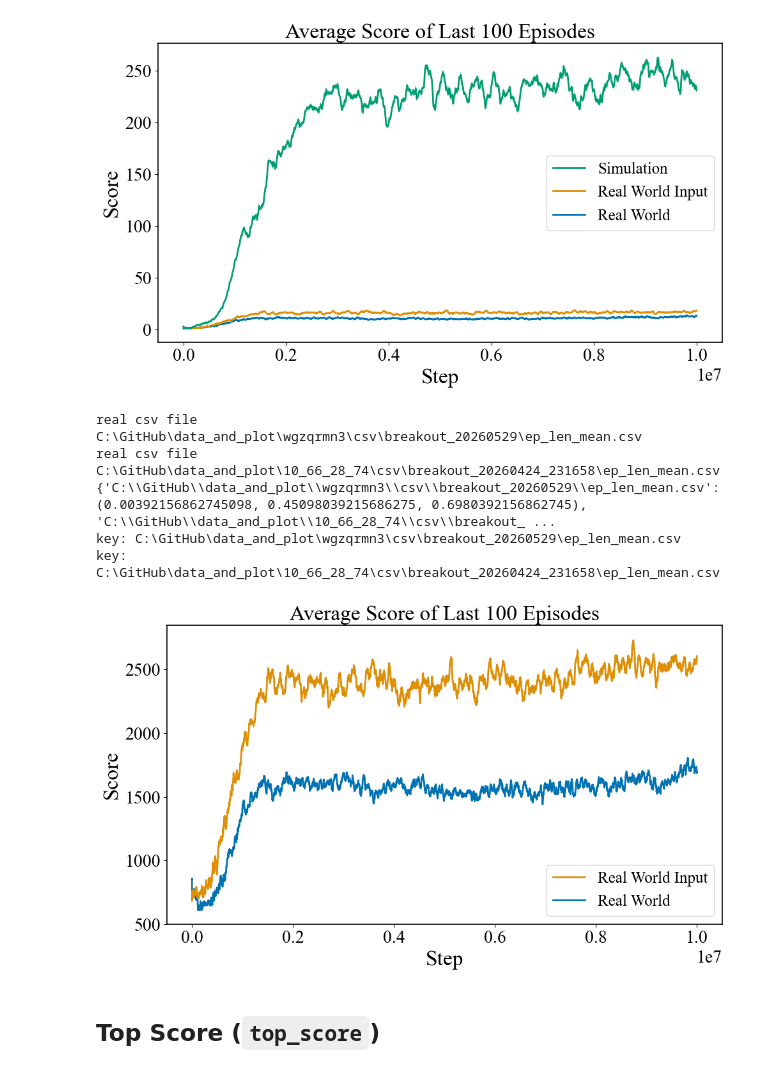
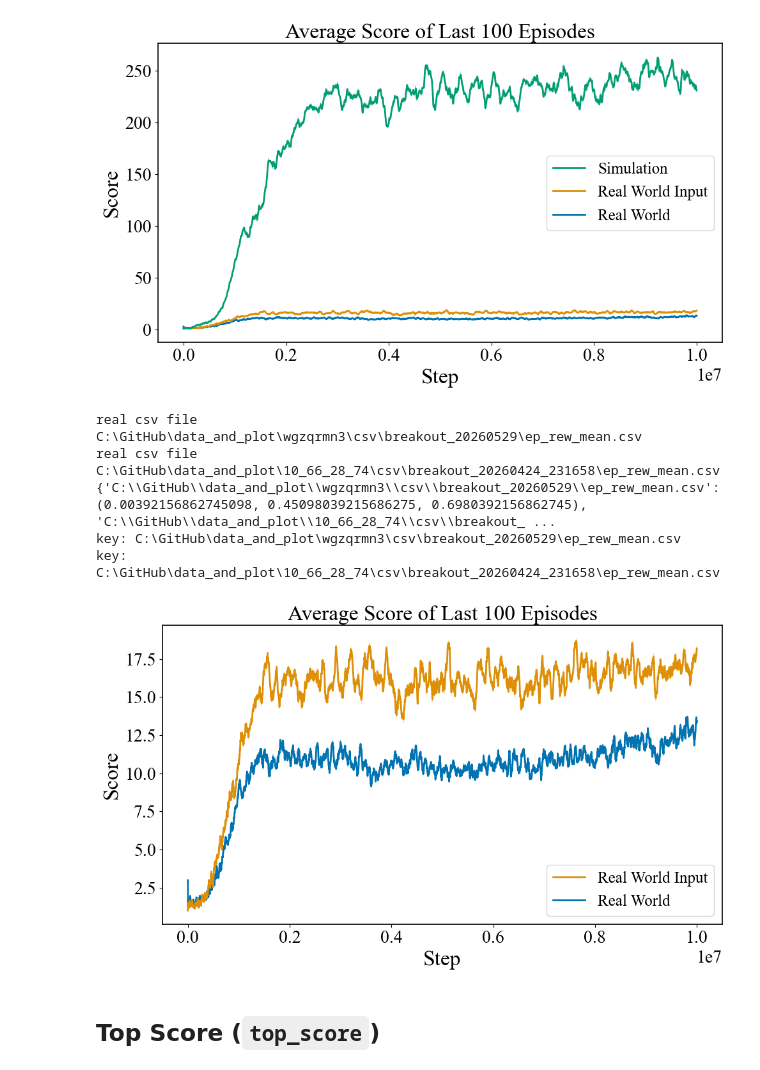
Before and after one commit to RongpingZhou/data_and_plot, a Jupyter notebook: plot.ipynb, the cells around one changed output. Cells and saved outputs as stored; diff of their text form; code cells hidden in the pictures.

Commit message:
more data and plots

```diff
--- a/plot.ipynb
+++ b/plot.ipynb
@@ -431,40 +431,40 @@ key: C:\GitHub\data_and_plot\simulation_best_model\csv\20260610\ep_rew_mean.csv
 # %%
 # keys = ["real_world", "simulation_with_real_world_input", "simulation"]
 # legend_map = {
 #     "real_world": "Real World",
 #     "simulation_with_real_world_input": "Real World Input",
 #     "simulation": "Simulation",
 # }
 
-keys = [real_world_ep_len_mean, real_world_input_ep_len_mean]
+keys = [real_world_ep_rew_mean, real_world_input_ep_rew_mean]
 
 legend_map = {
-    real_world_ep_len_mean: "Real World",
-    real_world_input_ep_len_mean: "Real World Input",
+    real_world_ep_rew_mean: "Real World",
+    real_world_input_ep_rew_mean: "Real World Input",
 }
 # keys = ["real_world", "simulation_with_real_world_input"]
 data_ep_rew = {key: read_rl_csv("ep_rew_mean", key) for key in keys}
 
 plot_rl_curves(
     data_ep_rew,
     legend_map=legend_map,
     # colors=["green", "dodgerblue"],
     title="Average Score of Last 100 Episodes",
     x_label="Step",
     y_label="Score",
     figsize=(10, 6),
     window_size=10,
     save_path='two_system',
     is_legend=True,
     skip_color=1,
 )
 # %% [output]
-real csv file C:\GitHub\data_and_plot\wgzqrmn3\csv\breakout_20260529\ep_len_mean.csv
-real csv file C:\GitHub\data_and_plot\10_66_28_74\csv\breakout_20260424_231658\ep_len_mean.csv
-{'C:\\GitHub\\data_and_plot\\wgzqrmn3\\csv\\breakout_20260529\\ep_len_mean.csv': (0.00392156862745098, 0.45098039215686275, 0.6980392156862745), 'C:\\GitHub\\data_and_plot\\10_66_28_74\\csv\\breakout_ ...
-key: C:\GitHub\data_and_plot\wgzqrmn3\csv\breakout_20260529\ep_len_mean.csv
-key: C:\GitHub\data_and_plot\10_66_28_74\csv\breakout_20260424_231658\ep_len_mean.csv
+real csv file C:\GitHub\data_and_plot\wgzqrmn3\csv\breakout_20260529\ep_rew_mean.csv
+real csv file C:\GitHub\data_and_plot\10_66_28_74\csv\breakout_20260424_231658\ep_rew_mean.csv
+{'C:\\GitHub\\data_and_plot\\wgzqrmn3\\csv\\breakout_20260529\\ep_rew_mean.csv': (0.00392156862745098, 0.45098039215686275, 0.6980392156862745), 'C:\\GitHub\\data_and_plot\\10_66_28_74\\csv\\breakout_ ...
+key: C:\GitHub\data_and_plot\wgzqrmn3\csv\breakout_20260529\ep_rew_mean.csv
+key: C:\GitHub\data_and_plot\10_66_28_74\csv\breakout_20260424_231658\ep_rew_mean.csv
-[figure, old version]
+[figure, new version]
 # %% [markdown]
 ## Top Score (`top_score`)
 # %%
```
Also changed, not shown: parts of 7 cells of this notebook, 11 other files.
